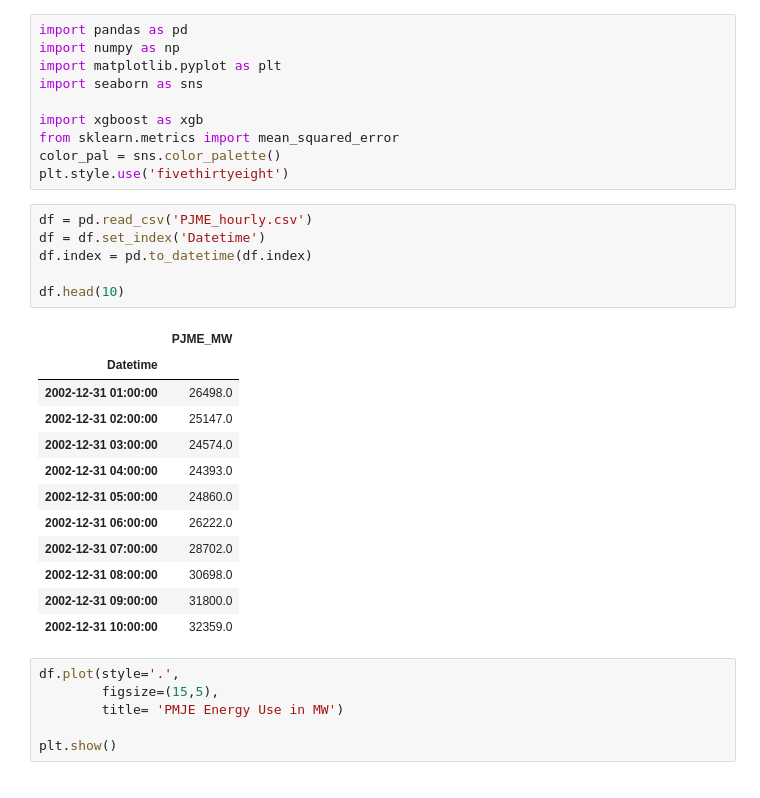
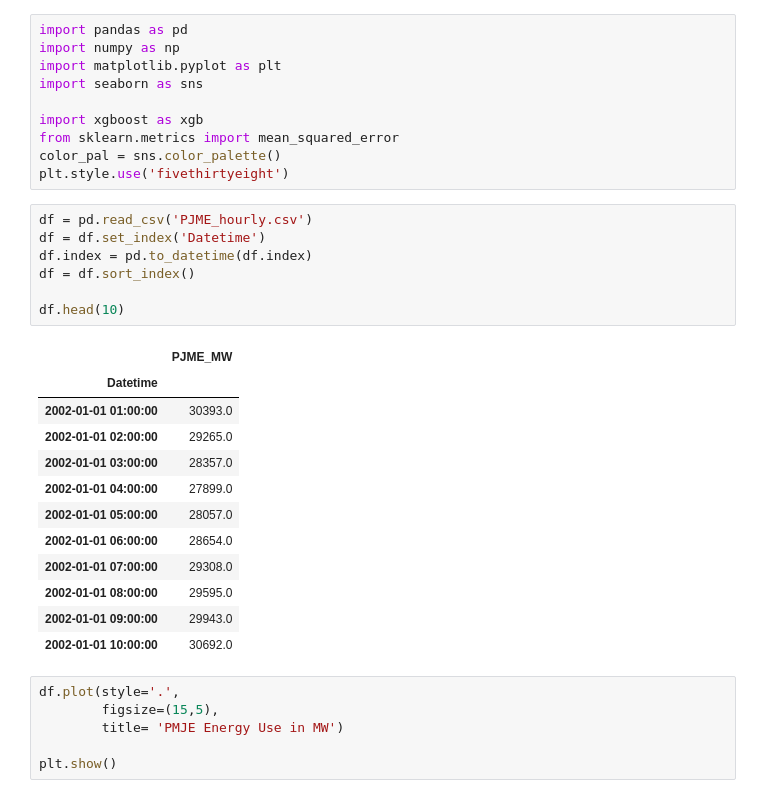
Before and after one commit to Maiko-Rigby/Time-Series-Forecasting, a Jupyter notebook: main.ipynb, the cells around one changed output. Drawn from its saved outputs; the diff is of its cells as text.

```diff
--- a/main.ipynb
+++ b/main.ipynb
@@ -15,22 +15,23 @@ plt.style.use('fivethirtyeight')
 # %%
 df = pd.read_csv('PJME_hourly.csv')
 df = df.set_index('Datetime')
 df.index = pd.to_datetime(df.index)
+df = df.sort_index()
 
 df.head(10)
 # %% [output]
 |  | PJME_MW |
 | Datetime |  |
-| 2002-12-31 01:00:00 | 26498.0 |
-| 2002-12-31 02:00:00 | 25147.0 |
-| 2002-12-31 03:00:00 | 24574.0 |
-| 2002-12-31 04:00:00 | 24393.0 |
-| 2002-12-31 05:00:00 | 24860.0 |
-| 2002-12-31 06:00:00 | 26222.0 |
-| 2002-12-31 07:00:00 | 28702.0 |
-| 2002-12-31 08:00:00 | 30698.0 |
-| 2002-12-31 09:00:00 | 31800.0 |
-| 2002-12-31 10:00:00 | 32359.0 |
+| 2002-01-01 01:00:00 | 30393.0 |
+| 2002-01-01 02:00:00 | 29265.0 |
+| 2002-01-01 03:00:00 | 28357.0 |
+| 2002-01-01 04:00:00 | 27899.0 |
+| 2002-01-01 05:00:00 | 28057.0 |
+| 2002-01-01 06:00:00 | 28654.0 |
+| 2002-01-01 07:00:00 | 29308.0 |
+| 2002-01-01 08:00:00 | 29595.0 |
+| 2002-01-01 09:00:00 | 29943.0 |
+| 2002-01-01 10:00:00 | 30692.0 |
 # %%
 df.plot(style='.',
         figsize=(15,5),
```
Also changed, not shown: parts of 13 cells of this notebook, 4 other files.
